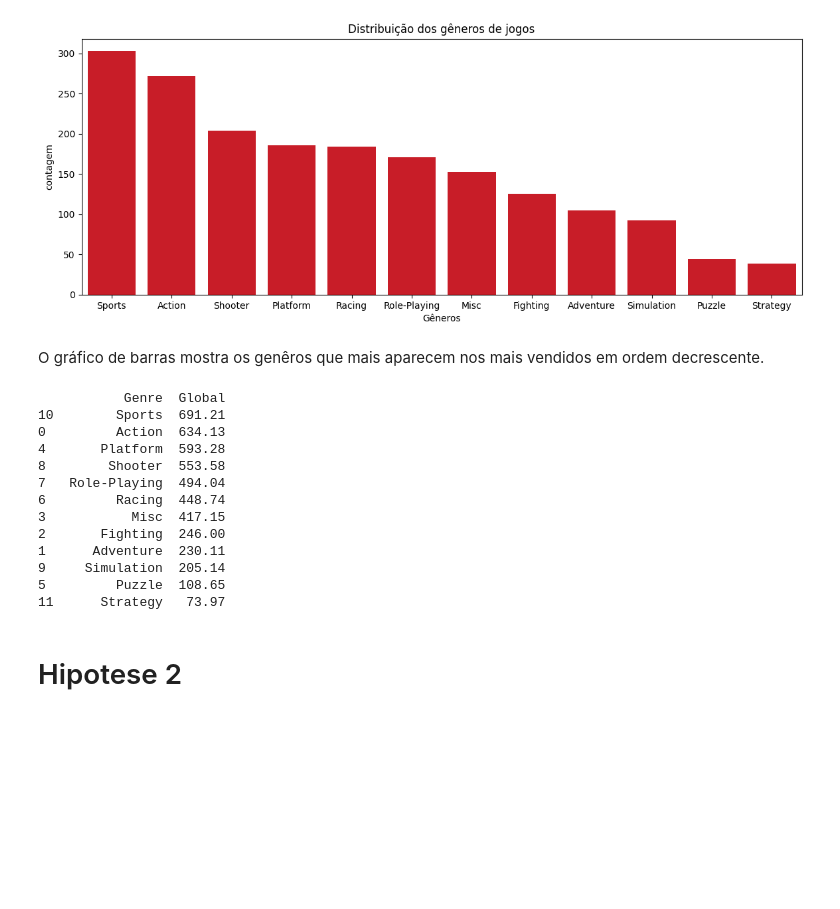
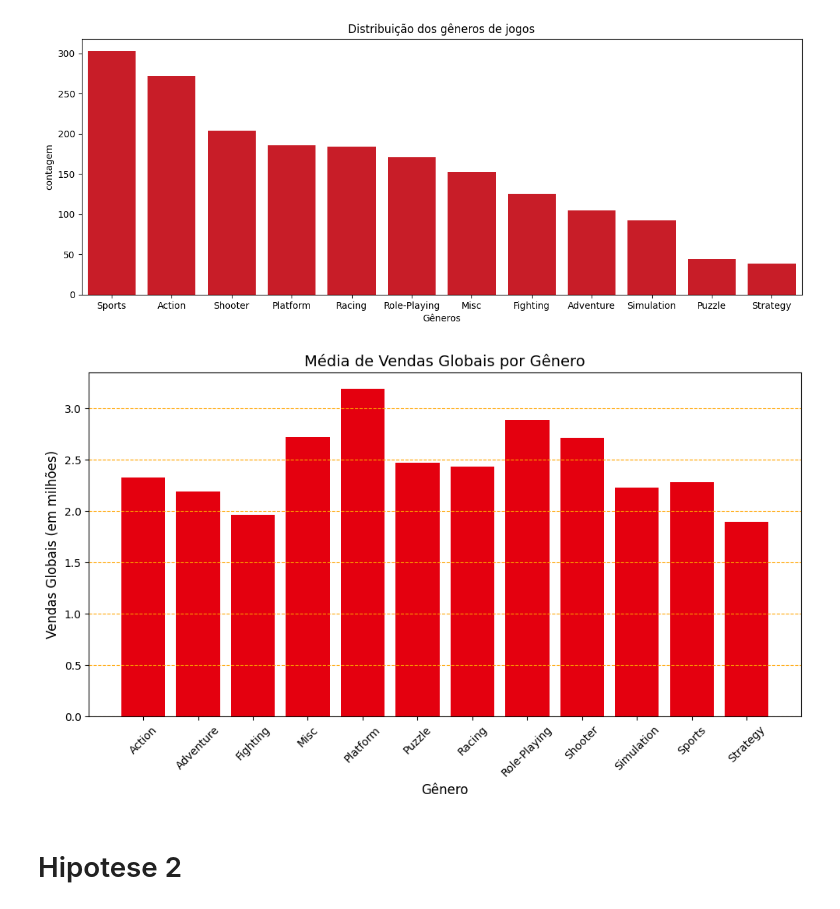
Before and after one commit to EdsonGiannini/Global-Video-Game-Sales-and-Reviews, a Jupyter notebook: MVP_2_0.ipynb, the cells around one changed output. Cells and saved outputs as stored; diff of their text form; code cells hidden in the pictures; blank space fills up the shorter version.

```diff
--- a/MVP_2_0.ipynb
+++ b/MVP_2_0.ipynb
@@ -199,25 +199,28 @@ plt.ylabel('contagem')
 # %% [output]
 Text(0, 0.5, 'contagem')
 [figure]
-# %% [markdown]
-O gráfico de barras mostra os genêros que mais aparecem nos mais vendidos em ordem decrescente.
-# %%
-total_por_genero = df.groupby('Genre')['Global'].sum().reset_index()
-print(total_por_genero.sort_values('Global', ascending=False))
-# %% [output]
-           Genre  Global
-10        Sports  691.21
-0         Action  634.13
-4       Platform  593.28
-8        Shooter  553.58
-7   Role-Playing  494.04
-6         Racing  448.74
-3           Misc  417.15
-2       Fighting  246.00
-1      Adventure  230.11
-9     Simulation  205.14
-5         Puzzle  108.65
-11      Strategy   73.97
+# %%
+media_por_genero = df.groupby('Genre')['Global'].mean().reset_index()
+media_por_genero.columns = ['Gênero', 'Média de Vendas Globais']
+
+# 3. Criar gráfico de barras
+plt.figure(figsize=(10, 6))
+bars = plt.bar(
+    media_por_genero['Gênero'],
+    media_por_genero['Média de Vendas Globais'],
+    color='#e4000f',
+)
+
+plt.title('Média de Vendas Globais por Gênero', fontsize=14)
+plt.xlabel('Gênero', fontsize=12)
+plt.ylabel('Vendas Globais (em milhões)', fontsize=12)
+plt.xticks(rotation=45)
+plt.grid(axis='y', linestyle='--', color='orange')
+
+plt.tight_layout()
+plt.show()
+# %% [output]
+[figure, added]
 # %% [markdown]
 # Hipotese 2
 # %% [markdown]
```
Also changed, not shown: parts of 2 cells of this notebook.
